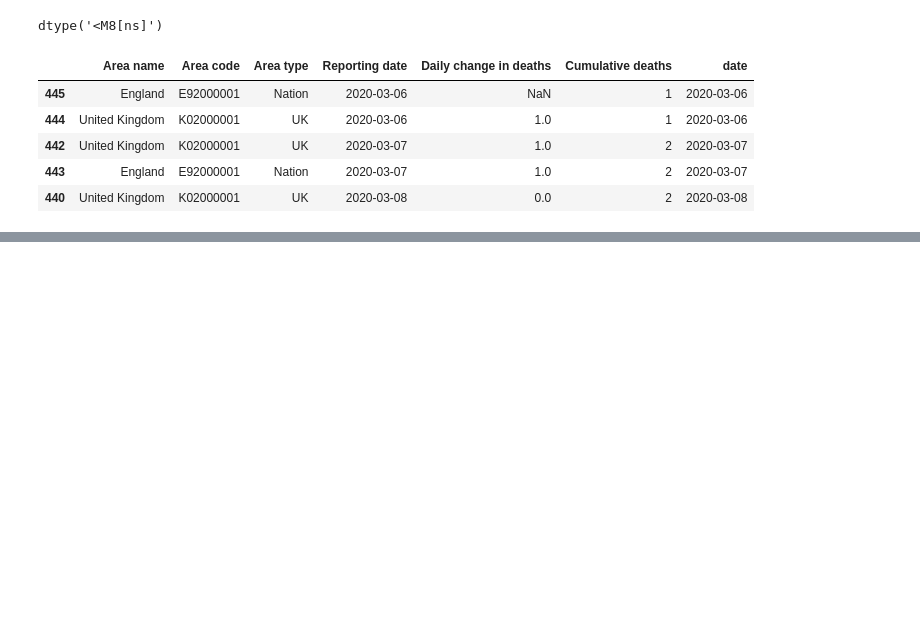
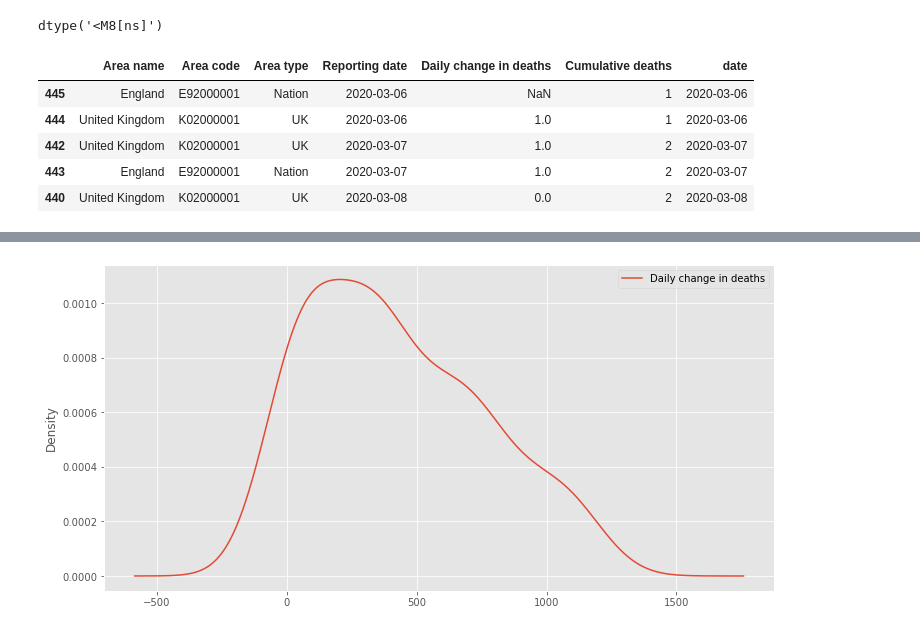
Before and after one commit to esraguzel/dsc-capstone-project-v2-onl01-dtsc-ft-012120, a Jupyter notebook: extract_tweets.ipynb, the cells around one changed output, grey strips where cells are left out. Cells and saved outputs as stored; diff of their text form; code cells hidden in the pictures; blank space fills up the shorter version.

```diff
--- a/extract_tweets.ipynb
+++ b/extract_tweets.ipynb
@@ -617,0 +730,5 @@ plt.style.use('ggplot')
+# %%
+series.plot(kind='kde', figsize = (12,6))
+plt.show()
+# %% [output]
+[figure, added]
```
Also changed, not shown: parts of 70 cells of this notebook, 1 other file.
